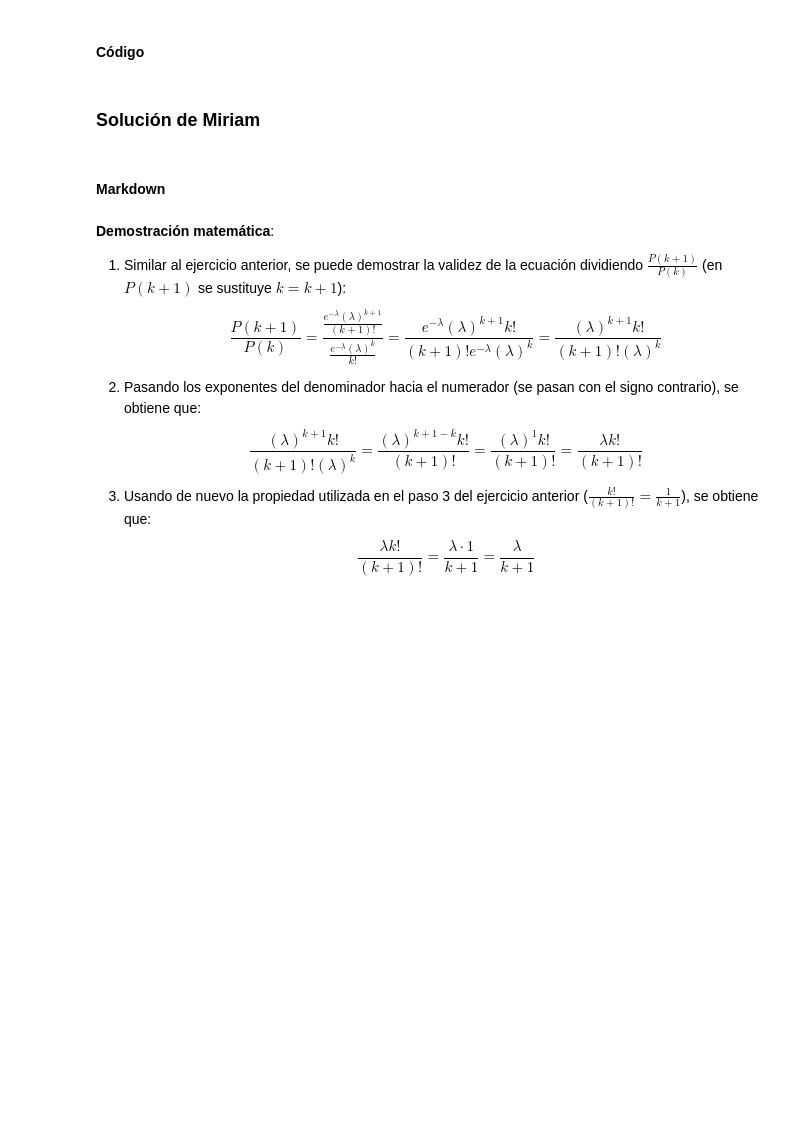
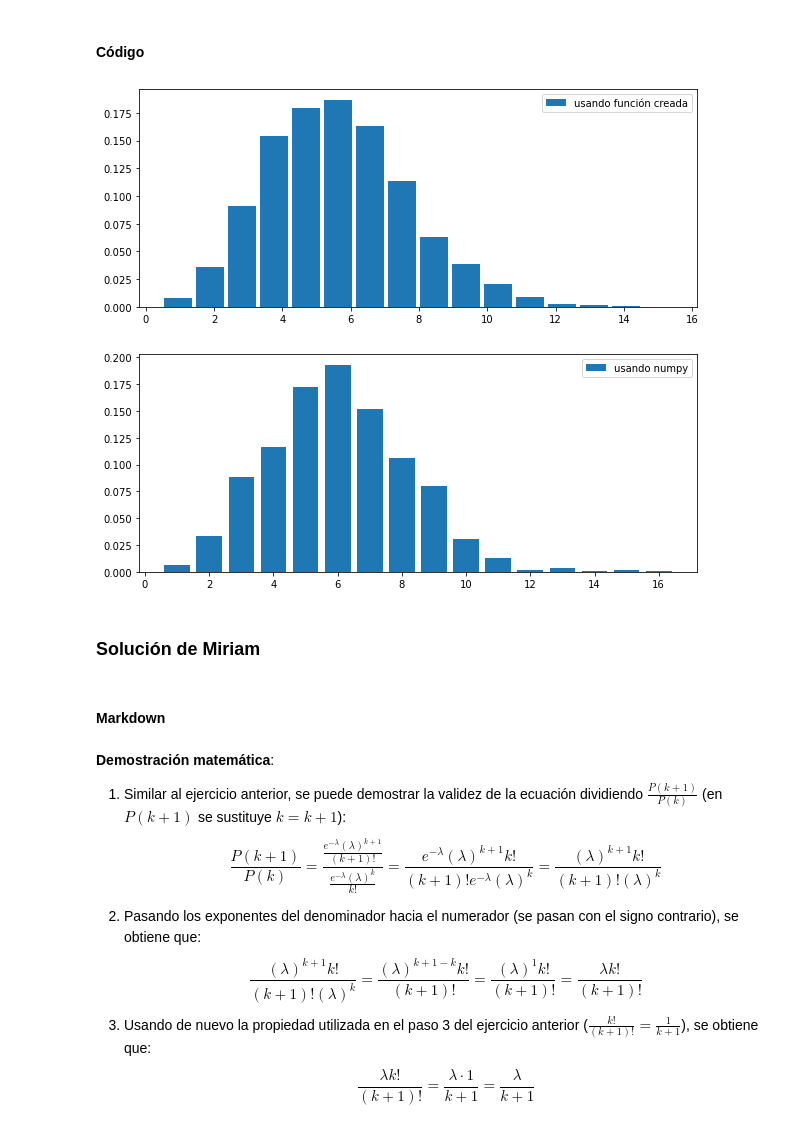
Before and after one commit to Miriam1999/Tarea6_LEspinosa_MERosas, a Jupyter notebook: Tarea6_LEspinosa_MERosas.ipynb, the cells around one changed output. Saved outputs shown, nothing was run; the diff lists cells and outputs as text; code cells hidden in the pictures; blank space fills up the shorter version.

```diff
--- a/Tarea6_LEspinosa_MERosas.ipynb
+++ b/Tarea6_LEspinosa_MERosas.ipynb
@@ -71,3 +121,33 @@ Enlace: https://es.wikipedia.org/wiki/Distribuci%C3%B3n_de_Poisson
+# %%
+np.random.seed(123) #semilla
+
+def poisson_acum(l: 'valor de lambda', k: 'número de términos'):
+    '''
+    Función que calcula la probabilidad acumulada
+    '''
+    poisson = np.zeros(k) # vector de k ceros
+    poisson[0] = (np.exp(-l)) # primer elemento del vector
+
+    def vector(i):
+        nonlocal poisson
+        poisson[i+1] = (l*poisson[i])/(i + 1)
+
+    [vector(i) for i in range(k-1)] # Llenar vector
+    return poisson.cumsum()  #retornar la suma acumulada
+
+N, l, k = 10000, 5, 1000 # parametros
+p_acum = poisson_acum(l,k)
+
+# Usando el método de la transformada inversa
+d_poisson = Gen_distr_discreta(p_acum,np.arange(0, k+1), N)
+plot_histogram_discrete(d_poisson,'usando función creada')
+
+# Usando numpy
+d_poisson_n = np.random.poisson(l,k)
+plot_histogram_discrete(d_poisson_n,'usando numpy')
+# %% [output]
+[figure, added]
+[figure, added]
 # %% [markdown]
 ### Solución de Miriam
 # %% [markdown]
```
Also changed, not shown: parts of 22 cells of this notebook.
